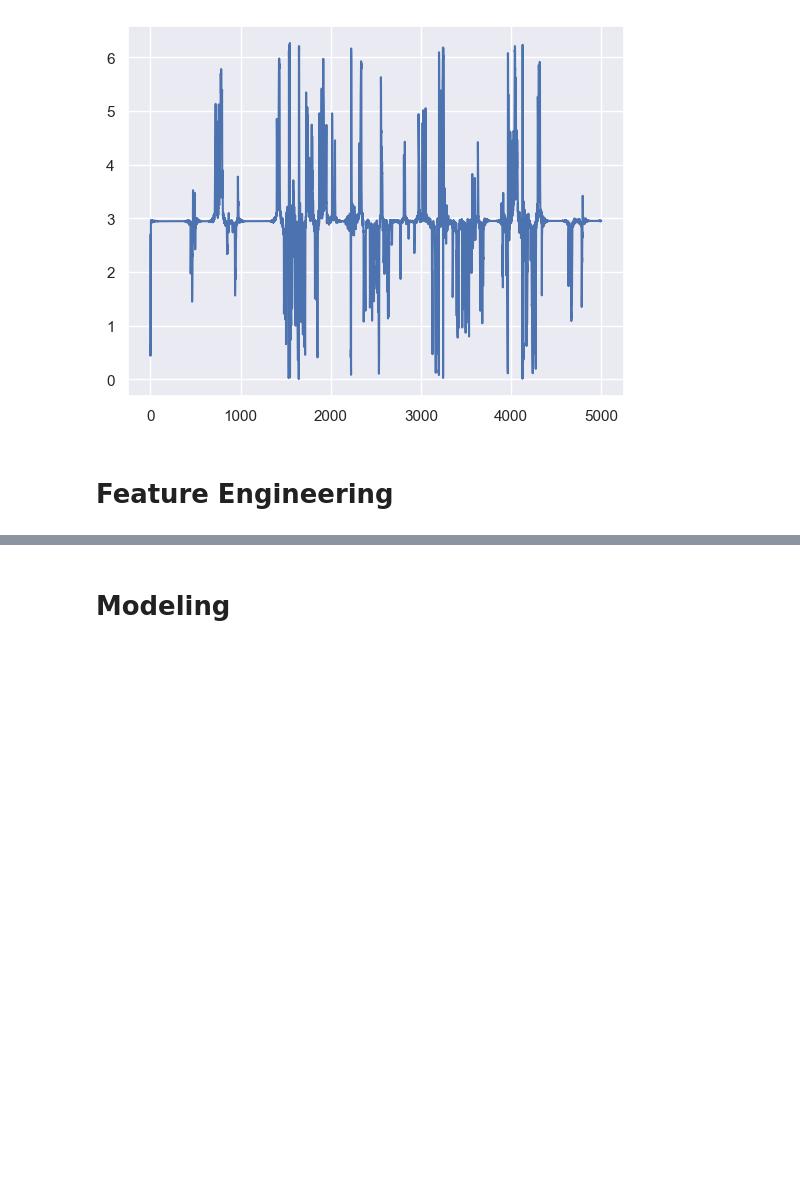
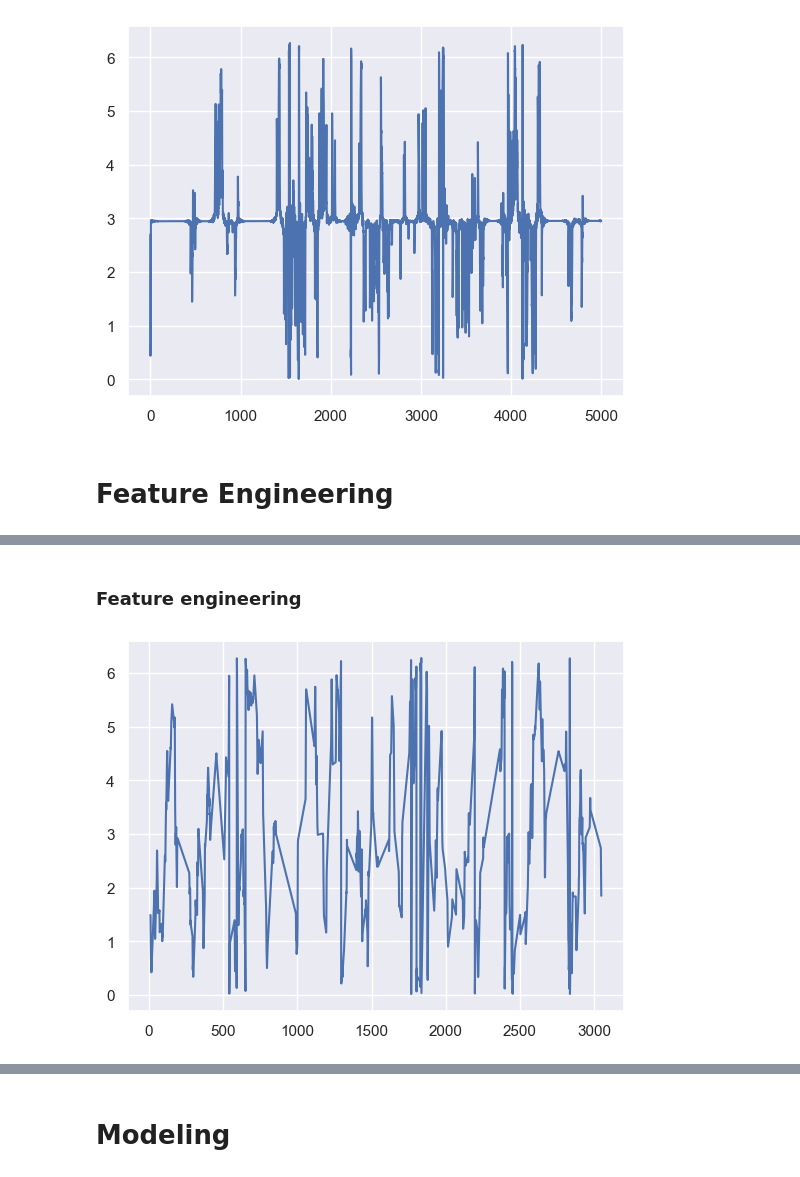
Before and after one commit to Zoroa1885/Head_direction_forcasting, a Jupyter notebook: analysis.ipynb, the cells around one changed output, grey strips where cells are left out. Cells and saved outputs as stored; diff of their text form; code cells hidden in the pictures; blank space fills up the shorter version.

```diff
--- a/analysis.ipynb
+++ b/analysis.ipynb
@@ -322,0 +355,29 @@ plt.show()
+# %%
+rename = {}
+for name in X_train.columns:
+    rename[name] = "pca_" +str(name)
+# %%
+X_train = X_train.rename(columns = rename)
+X_val = X_val.rename(columns = rename)
+# %%
+pca = PCA(n_components = 20)
+
+X_train = pd.DataFrame(pca.fit_transform(X_train))
+X_val = pd.DataFrame(pca.transform(X_val))
+
+explained_variance = pca.explained_variance_ratio_
+# %% [markdown]
+### Feature engineering
+# %%
+lags = 2
+
+X_train_f, y_train_f = utils.feature_engineering(X_train, y_train, lags, mean_var=False)
+X_train, y_train = utils.select_non_missing(X_train_f, y_train_f)
+
+X_val_f, y_val_f = utils.feature_engineering(X_val, y_val, lags, mean_var = False)
+X_val, y_val = utils.select_non_missing(X_val_f, y_val_f)
+# %%
+plt.plot(y_val)
+plt.show()
+# %% [output]
+[figure, added]
```
Also changed, not shown: parts of 26 cells of this notebook, 3 other files.
